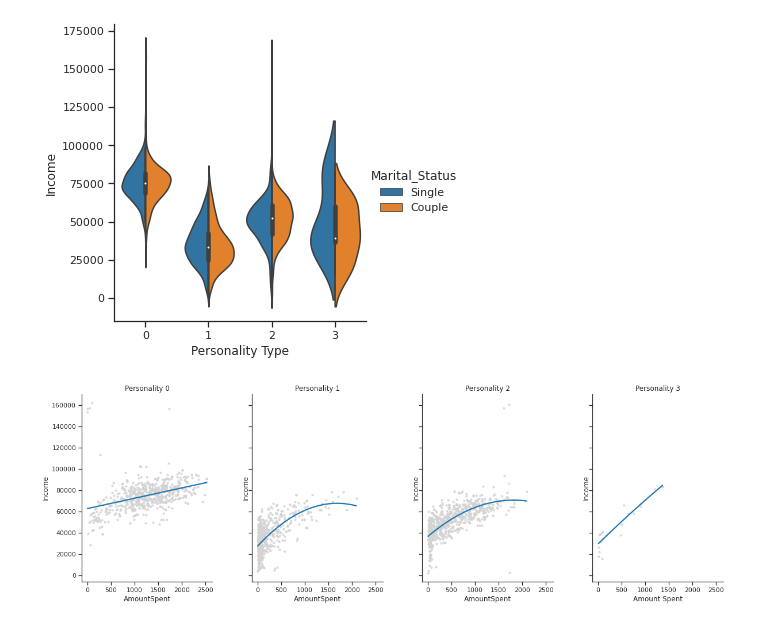
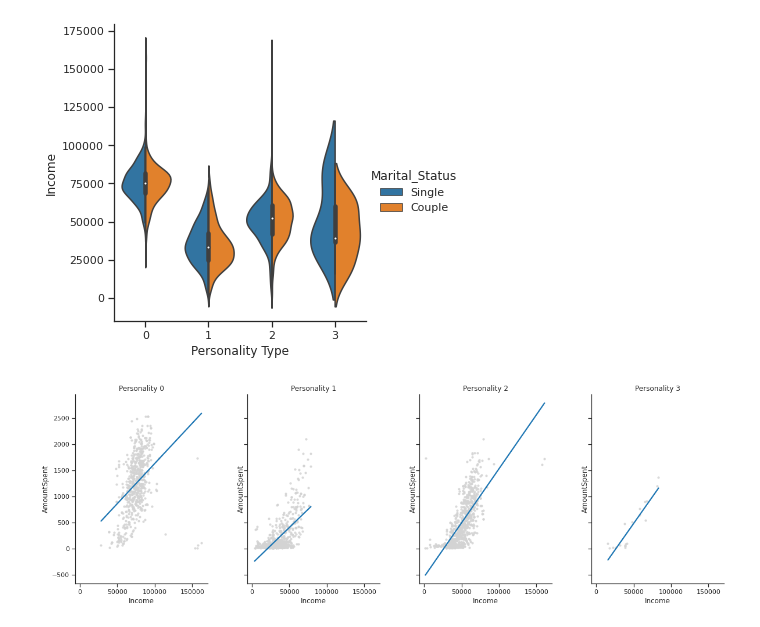
Before and after one commit to fgith/data-science, a Jupyter notebook: logistic-regression/logistic_regression_customerpersonality.ipynb, the cells around one changed output. Drawn from its saved outputs; the diff is of its cells as text; code cells hidden in the pictures.

```diff
--- a/logistic-regression/logistic_regression_customerpersonality.ipynb
+++ b/logistic-regression/logistic_regression_customerpersonality.ipynb
@@ -450,17 +450,17 @@ sns.despine()
 # %%
 fig, axs = plt.subplots(1, k, figsize=(5 * k,6),sharex=True,sharey=True)
 
 for i in range(k):
   g = sns.regplot(data = df_orig[df_orig['Cluster']==i],
-              x = 'AmountSpent', ci = None,
-              y = 'Income', order=2,
+              x = 'Income', ci = None,
+              y = 'AmountSpent',
               scatter_kws = {'s':10, 'color':'lightgray'},
               ax = axs[i])
   g.set_title("Personality " + str(i))
 
-g.set(xlabel="Amount Spent")
-g.set_yticks()
+g.set(xlabel="Income")
+g.set(ylabel="Amount Spent")
 fig.subplots_adjust(wspace=0.3)
 sns.despine()
 # %% [output]
-[figure, old version]
+[figure, new version]
```
Also changed, not shown: parts of 1 cell of this notebook.
